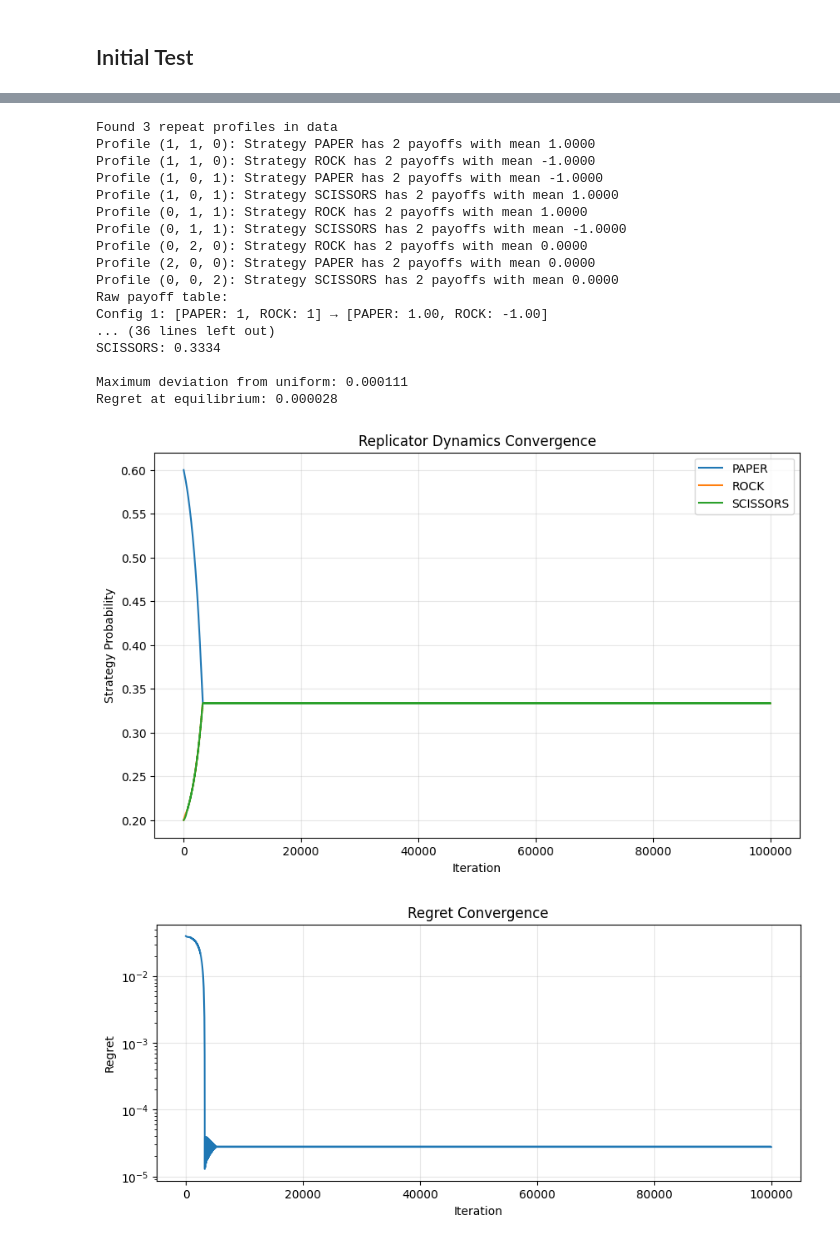
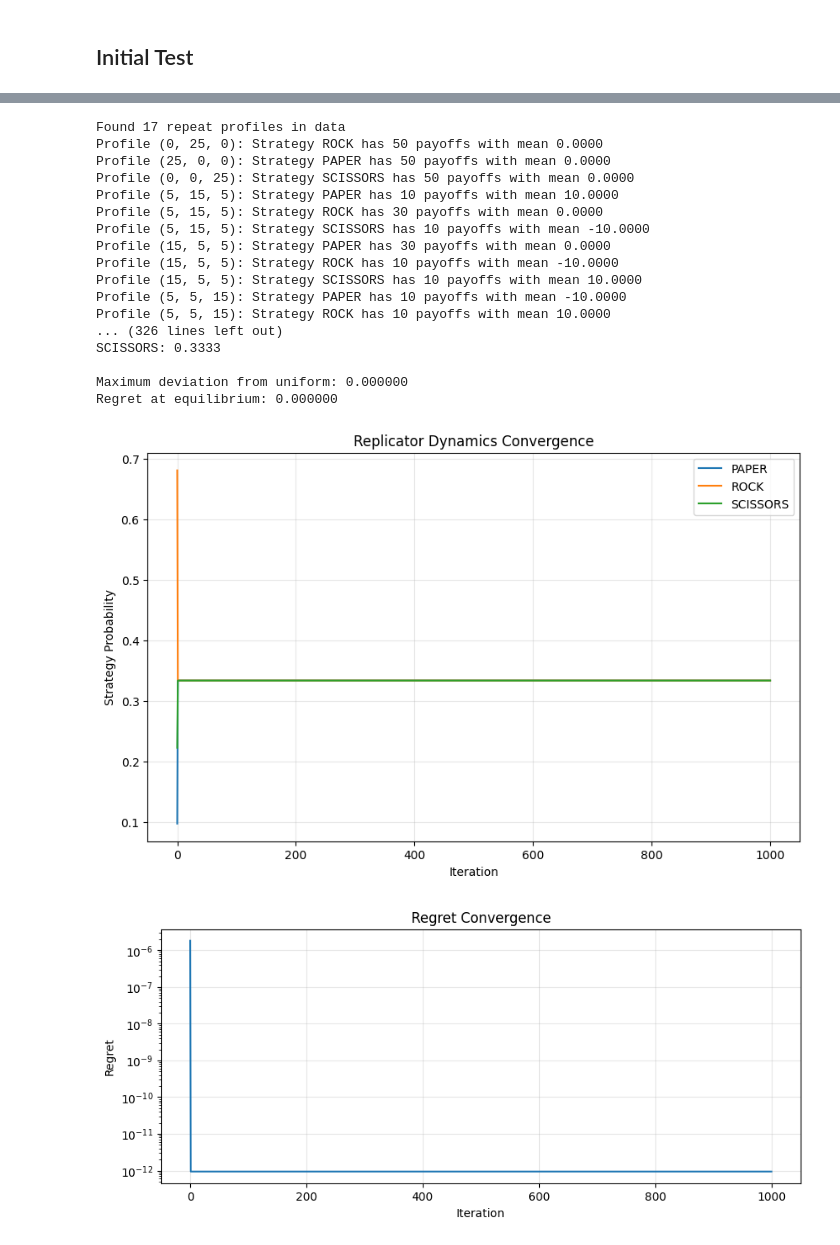
Before and after one commit to anrigu/melo_project, a Jupyter notebook: marketsim/egta/test.ipynb, the cells around one changed output, grey strips where cells are left out. Cells and saved outputs as stored; diff of their text form; code cells hidden in the pictures.

```diff
--- a/marketsim/egta/test.ipynb
+++ b/marketsim/egta/test.ipynb
@@ -100,7 +200,7 @@ print(f"Created RPS game with {rps_game.num_players} players and {rps_game.num_a
 print(f"Strategy names: {rps_game.strategy_names}")
 
 #find Nash equilibrium using replicator dynamics
-iters = 100000
+iters = 1000
 
 #generate random mixture
 random_mixture = torch.rand(rps_game.num_actions, device=rps_game.device)
@@ -114,9 +214,8 @@ print(f"Starting random mixture: {random_mixture}")
 
 '''
 NOTE:, very sensitive to step size, and the initial mixture, and other hyperparameters
-
 '''
-eq_mixture, eq_history = logged_gain_descent(rps_game, [.6, .2, .2], iters=iters, step_size=.001)
+eq_mixture, eq_history = logged_replicator_dynamics(rps_game, random_mixture, iters=iters, offset=.7)
 print(eq_history)
 print("\nNash Equilibrium:")
 for i, strat in enumerate(rps_game.strategy_names):
@@ -128,48 +227,48 @@ print(f"\nMaximum deviation from uniform: {torch.max(torch.abs(eq_mixture - 1/3)
 # Calculate regret at the equilibrium
 regret = rps_game.regret(eq_mixture)
 print(f"Regret at equilibrium: {regret.item():.6f}")
 
 # Plot convergence history
 plt.figure(figsize=(10, 6))
 for i, strat in enumerate(rps_game.strategy_names):
     plt.plot(eq_history[i, :].cpu().numpy(), label=strat)
 plt.xlabel("Iteration")
 plt.ylabel("Strategy Probability")
 plt.legend()
 plt.title("Replicator Dynamics Convergence")
 plt.grid(True, alpha=0.3)
 plt.show()
 
 # Plot regret over iterations
 regrets = torch.zeros(iters+1, device=device)
 for i in range(iters+1):
     regrets[i] = rps_game.regret(eq_history[:, i])
 
 plt.figure(figsize=(10, 4))
 plt.plot(regrets.cpu().numpy())
 plt.xlabel("Iteration")
 plt.ylabel("Regret")
 plt.title("Regret Convergence")
 plt.yscale('log')
 plt.grid(True, alpha=0.3)
 plt.show()
 # %% [output]
-Found 3 repeat profiles in data
-Profile (1, 1, 0): Strategy PAPER has 2 payoffs with mean 1.0000
-Profile (1, 1, 0): Strategy ROCK has 2 payoffs with mean -1.0000
-Profile (1, 0, 1): Strategy PAPER has 2 payoffs with mean -1.0000
-Profile (1, 0, 1): Strategy SCISSORS has 2 payoffs with mean 1.0000
-Profile (0, 1, 1): Strategy ROCK has 2 payoffs with mean 1.0000
-Profile (0, 1, 1): Strategy SCISSORS has 2 payoffs with mean -1.0000
-Profile (0, 2, 0): Strategy ROCK has 2 payoffs with mean 0.0000
-Profile (2, 0, 0): Strategy PAPER has 2 payoffs with mean 0.0000
-Profile (0, 0, 2): Strategy SCISSORS has 2 payoffs with mean 0.0000
-Raw payoff table:
-Config 1: [PAPER: 1, ROCK: 1] → [PAPER: 1.00, ROCK: -1.00]
-... (36 lines left out)
-SCISSORS: 0.3334
+Found 17 repeat profiles in data
+Profile (0, 25, 0): Strategy ROCK has 50 payoffs with mean 0.0000
+Profile (25, 0, 0): Strategy PAPER has 50 payoffs with mean 0.0000
+Profile (0, 0, 25): Strategy SCISSORS has 50 payoffs with mean 0.0000
+Profile (5, 15, 5): Strategy PAPER has 10 payoffs with mean 10.0000
+Profile (5, 15, 5): Strategy ROCK has 30 payoffs with mean 0.0000
+Profile (5, 15, 5): Strategy SCISSORS has 10 payoffs with mean -10.0000
+Profile (15, 5, 5): Strategy PAPER has 30 payoffs with mean 0.0000
+Profile (15, 5, 5): Strategy ROCK has 10 payoffs with mean -10.0000
+Profile (15, 5, 5): Strategy SCISSORS has 10 payoffs with mean 10.0000
+Profile (5, 5, 15): Strategy PAPER has 10 payoffs with mean -10.0000
+Profile (5, 5, 15): Strategy ROCK has 10 payoffs with mean 10.0000
+... (326 lines left out)
+SCISSORS: 0.3333
 
-Maximum deviation from uniform: 0.000111
-Regret at equilibrium: 0.000028
+Maximum deviation from uniform: 0.000000
+Regret at equilibrium: 0.000000
-[figure, old version]
+[figure, new version]
-[figure, old version]
+[figure, new version]
```
Also changed, not shown: parts of 4 cells of this notebook, 2 other files.
